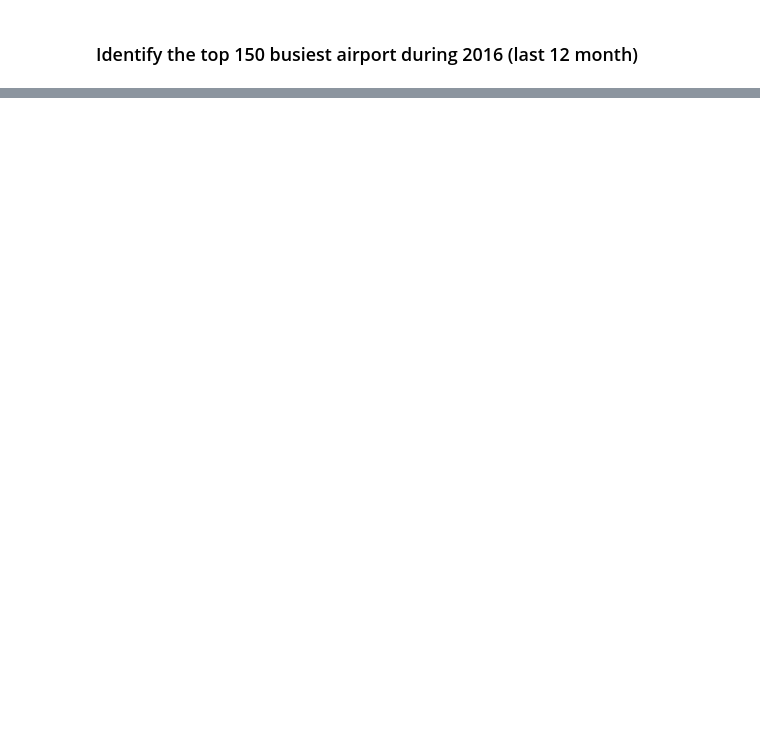
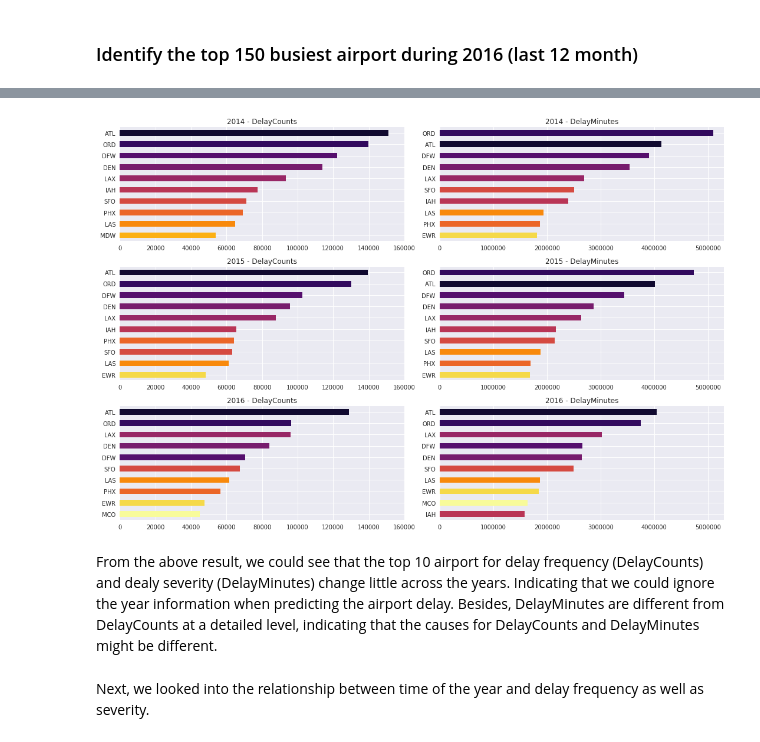
Before and after one commit to ShuangLiBCM/ML_projects, a Jupyter notebook: MindStrong_interview/MS_solutions2.ipynb, the cells around one changed output, grey strips where cells are left out. Cells and saved outputs as stored; diff of their text form; code cells hidden in the pictures; blank space fills up the shorter version.

```diff
--- a/MindStrong_interview/MS_solutions2.ipynb
+++ b/MindStrong_interview/MS_solutions2.ipynb
@@ -234,0 +331,11 @@ _, top150_ori = findBusyAirport(data[data['Year']==2016], airptkey= 'DestAirport
+# %%
+# Add latitude and longitude information to top150_busy_df
+latitude = []
+longitude = []
+
+for i in range(len(top150_busy_df)):
+    latitude.append(airport_info[airport_info['IATA'] == top150_busy_df.iloc[i]['IATA']]['Latitude'].values[0])
+    longitude.append(airport_info[airport_info['IATA'] == top150_busy_df.iloc[i]['IATA']]['Longitude'].values[0])
+
+top150_busy_df['lat'] = latitude
+top150_busy_df['lon'] = longitude
@@ -234,0 +413,39 @@ _, top150_ori = findBusyAirport(data[data['Year']==2016], airptkey= 'DestAirport
+# %%
+yy_m, top_delay_freq = findTimeAirport(data[data['DepDelay']>0], airptkey='Origin', timeperiod='Year', topn=10, agg_key='DepDelayMinutes', agg_way='count')
+yy_m, top_delay_min = findTimeAirport(data[data['DepDelay']>0], airptkey='Origin', timeperiod='Year', topn=10, agg_key='DepDelayMinutes', agg_way='sum')
+top_delay_freq = pd.DataFrame(top_delay_freq)
+top_delay_min = pd.DataFrame(top_delay_min)
+
+colors = plt.cm.get_cmap('inferno').colors
+# Create colormap based on name or the first situation
+airport_id = list(top_delay_freq.iloc[0].sort_values(ascending=False).index)
+color_map = {}
+color_step = int(256/len(airport_id))
+for i in range(len(airport_id)):
+    color_map[airport_id[i]] = colors[i * color_step + color_step]
+# %%
+fig, ax = plt.subplots(3,2)
+fig.set_figheight(10)
+fig.set_figwidth(15)
+
+for i in range(3):
+    color_series_freq = []
+    color_series_min = []
+    series_freq = top_delay_freq.iloc[i][~top_delay_freq.iloc[i].isnull()].sort_values(ascending=True)
+    series_min = top_delay_min.iloc[i][~top_delay_min.iloc[i].isnull()].sort_values(ascending=True)
+    for j in range(len(series_freq)):
+        color_series_freq.append(color_map[series_freq.index[j]])
+    for j in range(len(series_min)):
+        color_series_min.append(color_map[series_min.index[j]])
+    series_freq.plot.barh(ax=ax[i][0], color=color_series_freq, xlim=(0, 160000))
+    series_min.plot.barh(ax=ax[i][1], color=color_series_min, xlim=(0, 5300000))
+    ax[i][0].set_title("{} - DelayCounts".format(yy_m[i]))
+    ax[i][1].set_title("{} - DelayMinutes".format(yy_m[i]))
+
+plt.tight_layout()
+# %% [output]
+[figure, added]
+# %% [markdown]
+From the above result, we could see that the top 10 airport for delay frequency (DelayCounts) and dealy severity (DelayMinutes) change little across the years. Indicating that we could ignore the year information when predicting the airport delay. Besides, DelayMinutes are different from DelayCounts at a detailed level, indicating that the causes for DelayCounts and DelayMinutes might be different.
+# %% [markdown]
+Next, we looked into the relationship between time of the year and delay frequency as well as severity.
```
Also changed, not shown: parts of 133 cells of this notebook, 2 other files.
